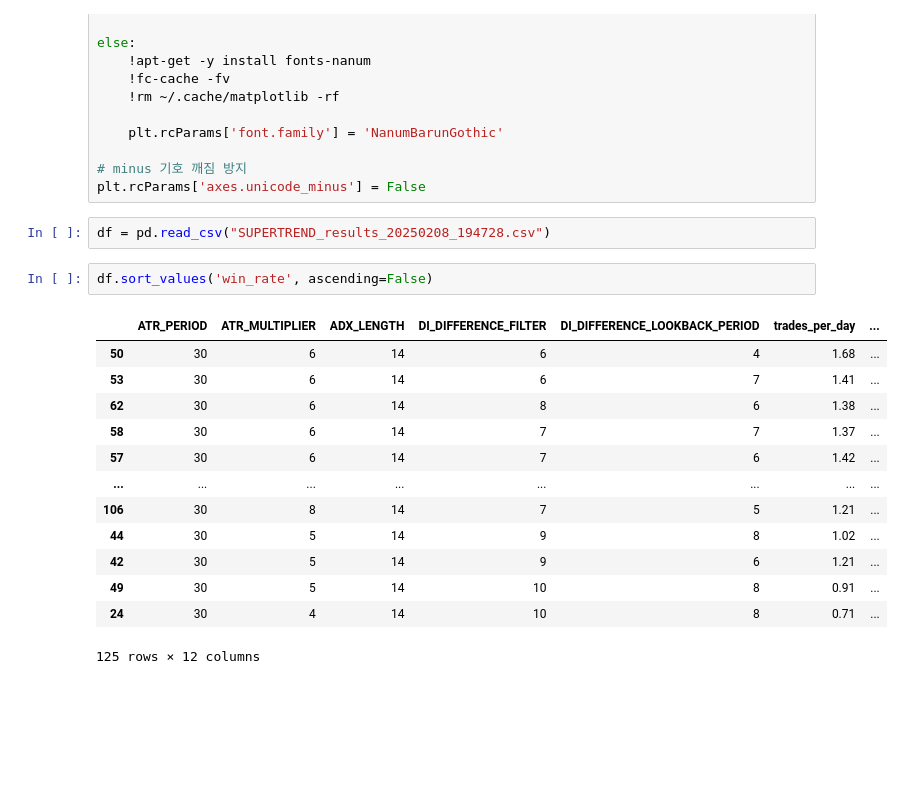
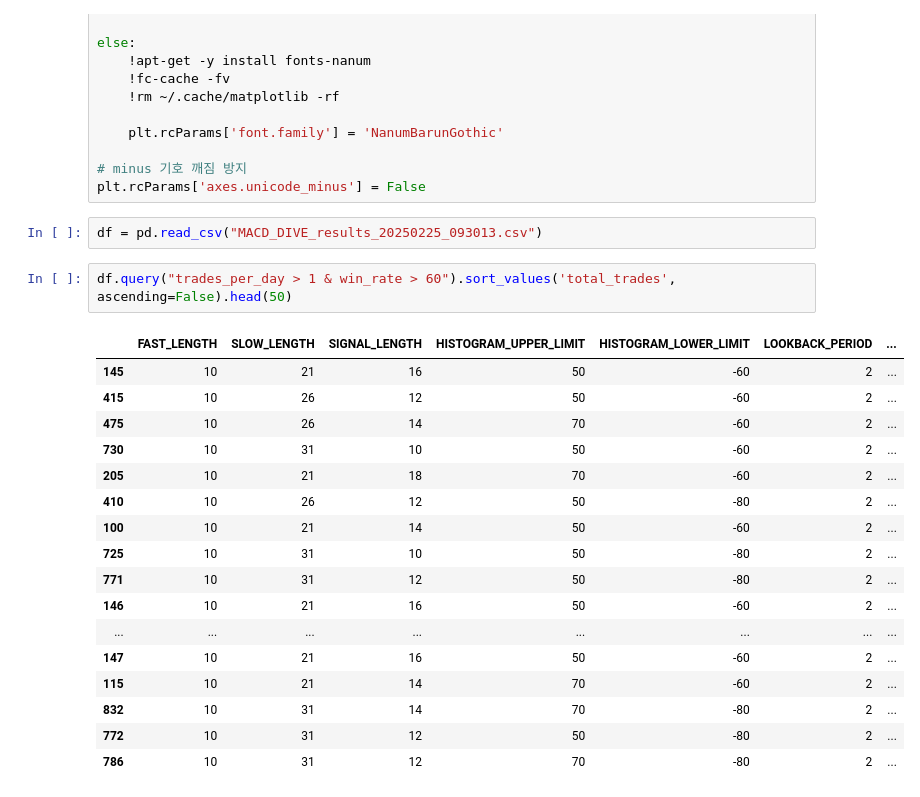
Before and after one commit to entangelk/backtesting_trading_bot, a Jupyter notebook: backtest_results/check.ipynb, the cells around one changed output. Saved outputs shown, nothing was run; the diff lists cells and outputs as text; blank space fills up the shorter version.

```diff
--- a/backtest_results/check.ipynb
+++ b/backtest_results/check.ipynb
@@ -31,20 +31,24 @@ else:
 # minus 기호 깨짐 방지
 plt.rcParams['axes.unicode_minus'] = False
 # %%
-df = pd.read_csv("SUPERTREND_results_20250208_194728.csv")
+df = pd.read_csv("MACD_DIVE_results_20250225_093013.csv")
 # %%
-df.sort_values('win_rate', ascending=False)
+df.query("trades_per_day > 1 & win_rate > 60").sort_values('total_trades', ascending=False).head(50)
 # %% [output]
-|  | ATR_PERIOD | ATR_MULTIPLIER | ADX_LENGTH | DI_DIFFERENCE_FILTER | DI_DIFFERENCE_LOOKBACK_PERIOD | trades_per_day | ... |
-| 50 | 30 | 6 | 14 | 6 | 4 | 1.68 | ... |
-| 53 | 30 | 6 | 14 | 6 | 7 | 1.41 | ... |
-| 62 | 30 | 6 | 14 | 8 | 6 | 1.38 | ... |
-| 58 | 30 | 6 | 14 | 7 | 7 | 1.37 | ... |
-| 57 | 30 | 6 | 14 | 7 | 6 | 1.42 | ... |
+|  | FAST_LENGTH | SLOW_LENGTH | SIGNAL_LENGTH | HISTOGRAM_UPPER_LIMIT | HISTOGRAM_LOWER_LIMIT | LOOKBACK_PERIOD | ... |
+| 145 | 10 | 21 | 16 | 50 | -60 | 2 | ... |
+| 415 | 10 | 26 | 12 | 50 | -60 | 2 | ... |
+| 475 | 10 | 26 | 14 | 70 | -60 | 2 | ... |
+| 730 | 10 | 31 | 10 | 50 | -60 | 2 | ... |
+| 205 | 10 | 21 | 18 | 70 | -60 | 2 | ... |
+| 410 | 10 | 26 | 12 | 50 | -80 | 2 | ... |
+| 100 | 10 | 21 | 14 | 50 | -60 | 2 | ... |
+| 725 | 10 | 31 | 10 | 50 | -80 | 2 | ... |
+| 771 | 10 | 31 | 12 | 50 | -80 | 2 | ... |
+| 146 | 10 | 21 | 16 | 50 | -60 | 2 | ... |
 | ... | ... | ... | ... | ... | ... | ... | ... |
-| 106 | 30 | 8 | 14 | 7 | 5 | 1.21 | ... |
-| 44 | 30 | 5 | 14 | 9 | 8 | 1.02 | ... |
-| 42 | 30 | 5 | 14 | 9 | 6 | 1.21 | ... |
-| 49 | 30 | 5 | 14 | 10 | 8 | 0.91 | ... |
-| 24 | 30 | 4 | 14 | 10 | 8 | 0.71 | ... |
+| 147 | 10 | 21 | 16 | 50 | -60 | 2 | ... |
+| 115 | 10 | 21 | 14 | 70 | -60 | 2 | ... |
+| 832 | 10 | 31 | 14 | 70 | -80 | 2 | ... |
+| 772 | 10 | 31 | 12 | 50 | -80 | 2 | ... |
+| 786 | 10 | 31 | 12 | 70 | -80 | 2 | ... |
-125 rows × 12 columns
```
